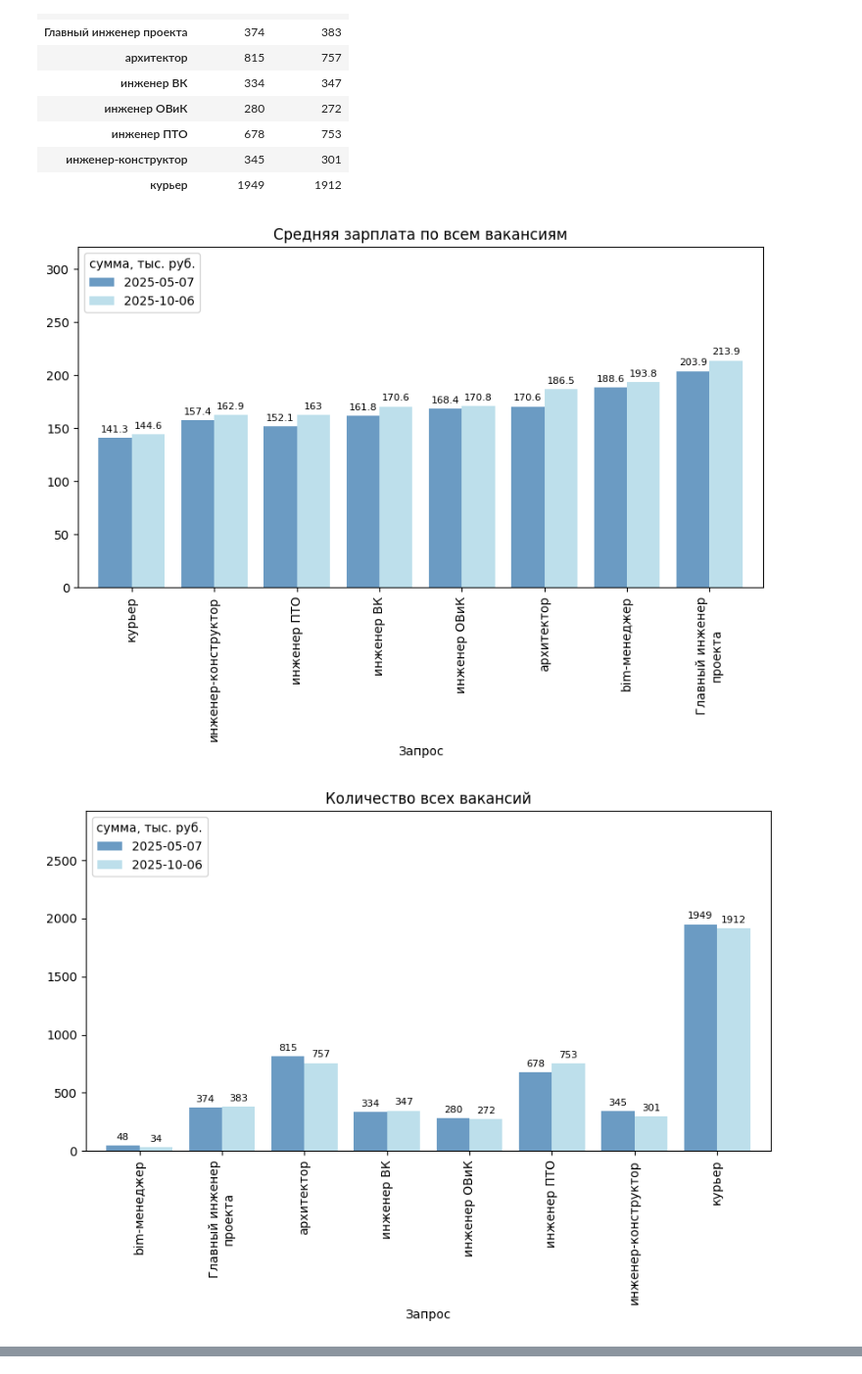
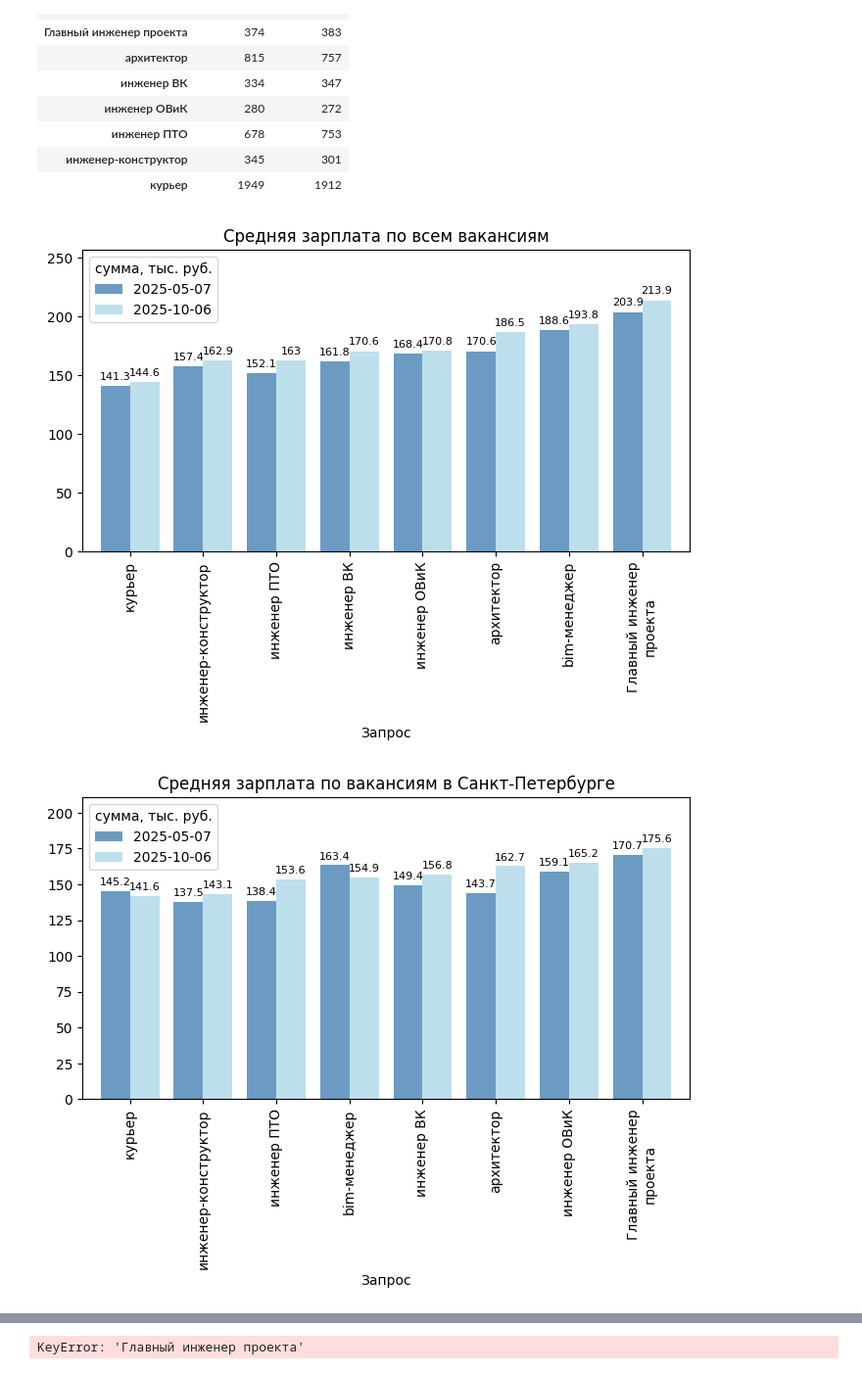
Before and after one commit to i-savelev/hh_parser, a Jupyter notebook: hh.ipynb, the cells around one changed output, grey strips where cells are left out. Shown: that part at 98% size. Saved outputs shown, nothing was run; the diff lists cells and outputs as text; code cells hidden in the pictures.

```diff
--- a/hh.ipynb
+++ b/hh.ipynb
@@ -80,6 +80,20 @@ pivot_count_all = df_count_all.pivot_table(
     aggfunc='count'
     ).round(1)
 
+pivot_count_spb = df_count_all[df_count_all['Город']=='Санкт-Петербург'].pivot_table(
+    index='Запрос',
+    columns=['Дата'],
+    values="ЗП",
+    aggfunc='count'
+    ).round(1)
+
+pivot_count_msk = df_count_all[df_count_all['Город']=='Москва'].pivot_table(
+    index='Запрос',
+    columns=['Дата'],
+    values="ЗП",
+    aggfunc='count'
+    ).round(1)
+
 display(pivot_mean_salary_all)
 display(pivot_mean_salary_msk)
 display(pivot_mean_salary_spb)
@@ -128,29 +142,35 @@ display(pivot_count_all)
 # %%
 def plot_bar(df:pd.DataFrame, title:str = ''):
     ax1 = df.plot(
     kind='bar',
     color=['steelblue', 'lightblue'],
     width=0.8,
     alpha=0.8,
-    figsize=(10, 5)
+    figsize=(8, 4),
+    fontsize=10
     )
     for container in ax1.containers:
         ax1.bar_label(container, label_type='edge', padding=3, fontsize = 8)
 
     ax1.legend(title='сумма, тыс. руб.', loc='upper left')
     max_qty = df.values.max()
-    ax1.set_ylim(0, max_qty * 1.5)  # +25% сверху
+    ax1.set_ylim(0, max_qty * 1.2)  # +25% сверху
     max_sum = pivot_count_all.values.max()
     plt.title(title)
     labels = [item.get_text() for item in ax1.get_xticklabels()]
     max_width = 20
     wrapped_labels = ['\n'.join(textwrap.wrap(label, width=max_width)) for label in labels]
     ax1.set_xticklabels(wrapped_labels, rotation=90, ha='center')
     ax1.grid(False)
     plt.show()
 
 plot_bar(pivot_mean_salary_all, 'Средняя зарплата по всем вакансиям')
+plot_bar(pivot_mean_salary_spb, 'Средняя зарплата по вакансиям в Санкт-Петербурге')
+plot_bar(pivot_mean_salary_msk, 'Средняя зарплата по вакансиям в Москве')
 plot_bar(pivot_count_all, 'Количество всех вакансий')
+plot_bar(pivot_count_spb, 'Количество вакансий в Санкт-Петербурге')
+plot_bar(pivot_count_msk, 'Количество вакансий в Москве')
+df_count_all['Главный инженер проекта'].hist()
 # %% [output]
-[figure, old version]
+[figure, new version]
-[figure, old version]
+[figure, new version]
@@ -156,0 +181 @@ plot_bar(pivot_count_all, 'Количество всех вакансий')
+KeyError: 'Главный инженер проекта'
```
Also changed, not shown: parts of 1 cell of this notebook.
